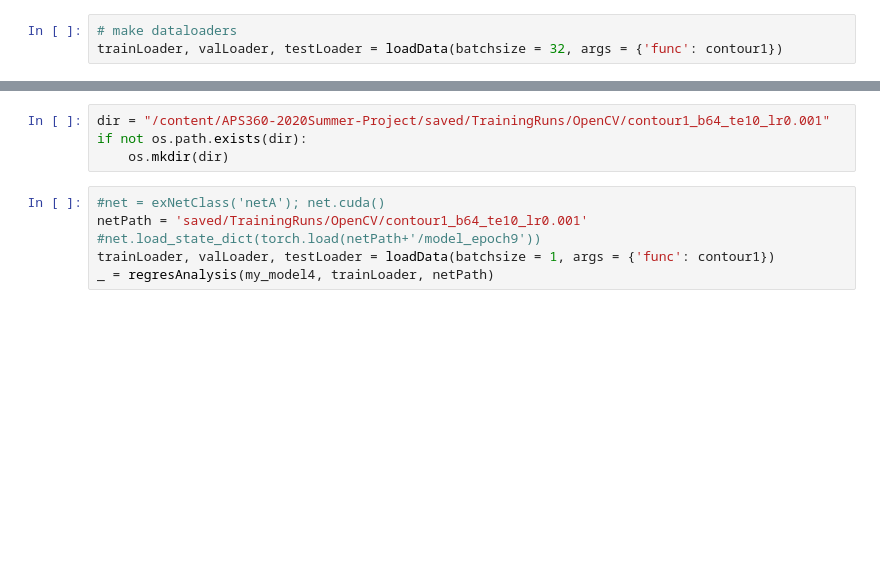
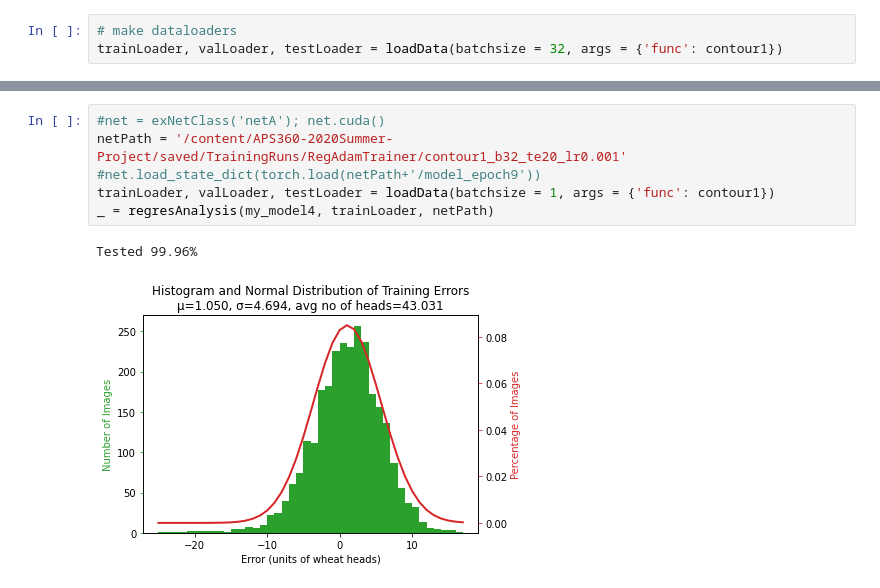
Before and after one commit to GerryChen117/2020-Summer-APS360-Project, a Jupyter notebook: model/CNN_with_ContourOpenCV_Final.ipynb, the cells around one changed output, grey strips where cells are left out. Cells and saved outputs as stored; diff of their text form; blank space fills up the shorter version.

Commit message:
training and evaluation using contours

```diff
--- a/model/CNN_with_ContourOpenCV_Final.ipynb
+++ b/model/CNN_with_ContourOpenCV_Final.ipynb
@@ -309,10 +346,9 @@ trainNet(net = my_model4,
-# %%
-dir = "/content/APS360-2020Summer-Project/saved/TrainingRuns/OpenCV/contour1_b64_te10_lr0.001"
-if not os.path.exists(dir):
-    os.mkdir(dir)
 # %%
 #net = exNetClass('netA'); net.cuda()
-netPath = 'saved/TrainingRuns/OpenCV/contour1_b64_te10_lr0.001'
+netPath = '/content/APS360-2020Summer-Project/saved/TrainingRuns/RegAdamTrainer/contour1_b32_te20_lr0.001'
 #net.load_state_dict(torch.load(netPath+'/model_epoch9'))
 trainLoader, valLoader, testLoader = loadData(batchsize = 1, args = {'func': contour1})
 _ = regresAnalysis(my_model4, trainLoader, netPath)
+# %% [output]
+Tested 99.96%
+[figure, added]
```
Also changed, not shown: parts of 1 cell of this notebook, 23 other files.
